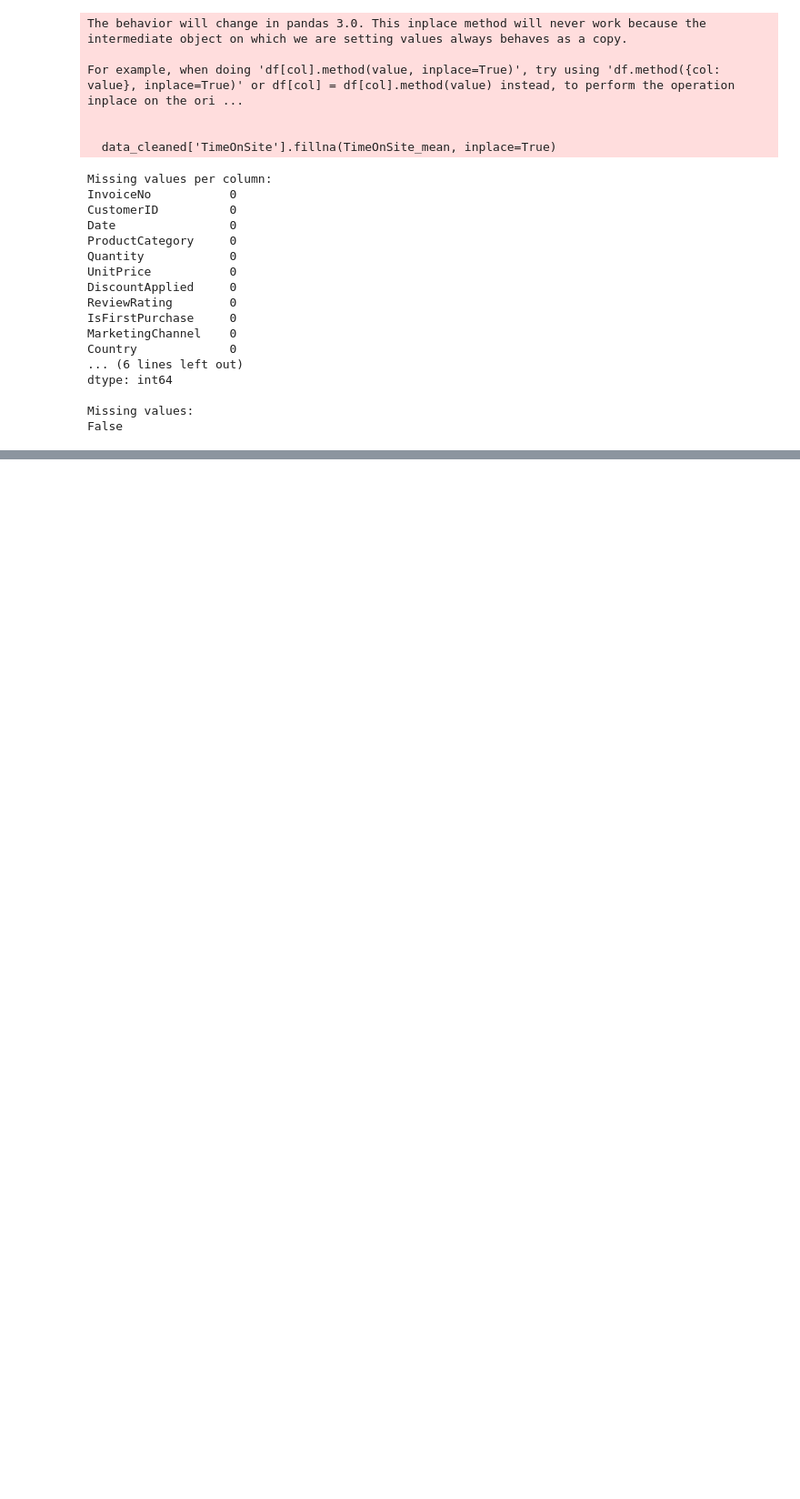
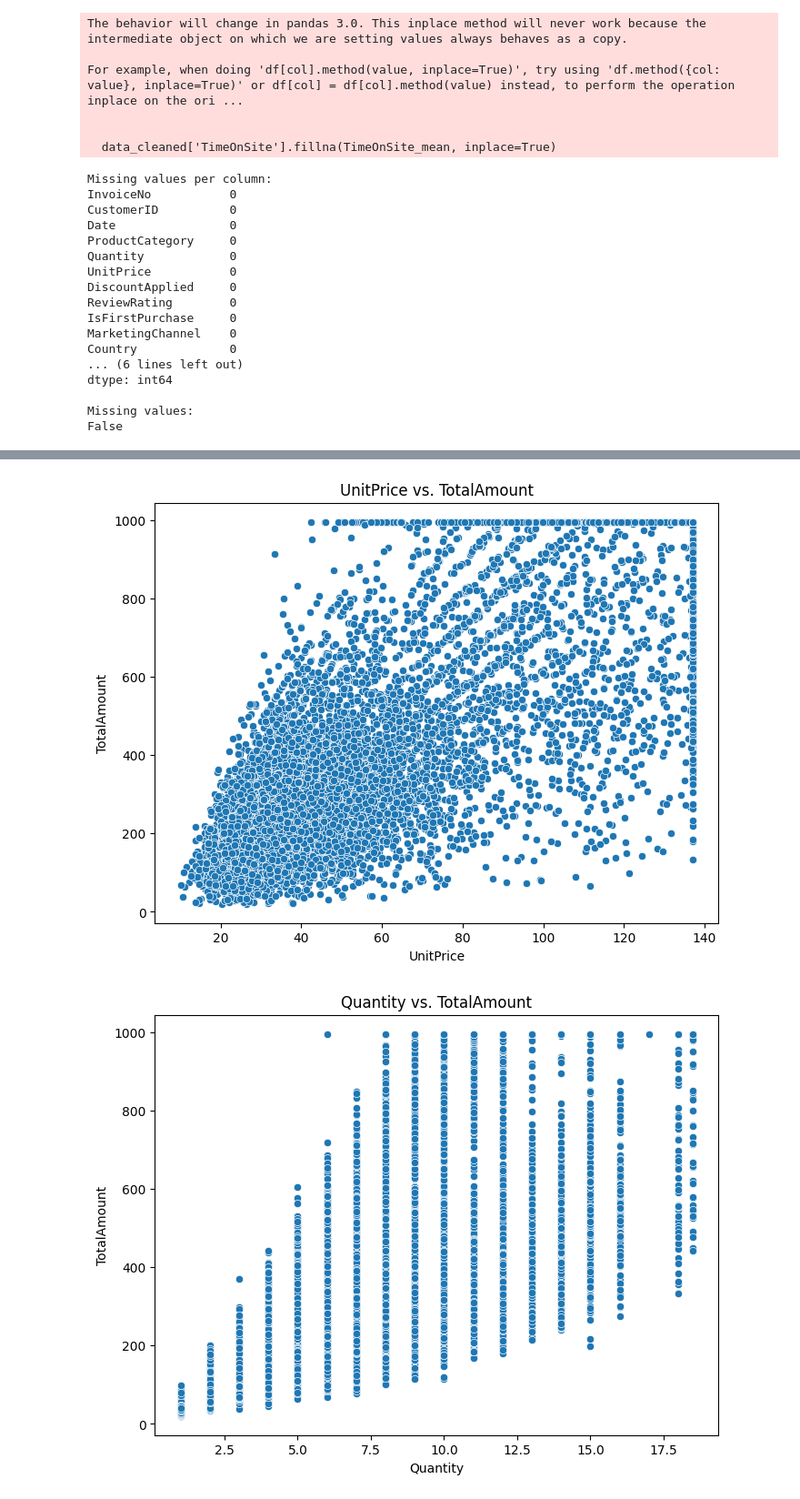
Before and after one commit to Eba-Fekadu/Stat_Capstone, a Jupyter notebook: questionFile.ipynb, the cells around one changed output, grey strips where cells are left out. Shown at 91% size. Cells and saved outputs as stored; diff of their text form; code cells hidden in the pictures; blank space fills up the shorter version.

```diff
--- a/questionFile.ipynb
+++ b/questionFile.ipynb
@@ -331,0 +449,18 @@ dtype: int64
+# %%
+# Scatter plot for columns vs. TotalAmount
+
+columns_for_scatter_plot = [
+    'UnitPrice','Quantity', 'PreviousSpending','DiscountApplied', 'ReviewRating', 'TimeOnSite',
+    'ShippingCost', 'ItemsInCart', 'BrowsingSessions'
+]
+
+for column in columns_for_scatter_plot:
+    plt.figure(figsize=(8, 6))
+    sns.scatterplot(x=column, y='TotalAmount', data=data_cleaned)
+    plt.title(f'{column} vs. TotalAmount')
+    plt.xlabel(column)
+    plt.ylabel('TotalAmount')
+    plt.show()
+# %% [output]
+[figure, added]
+[figure, added]
```
Also changed, not shown: parts of 9 cells of this notebook.
